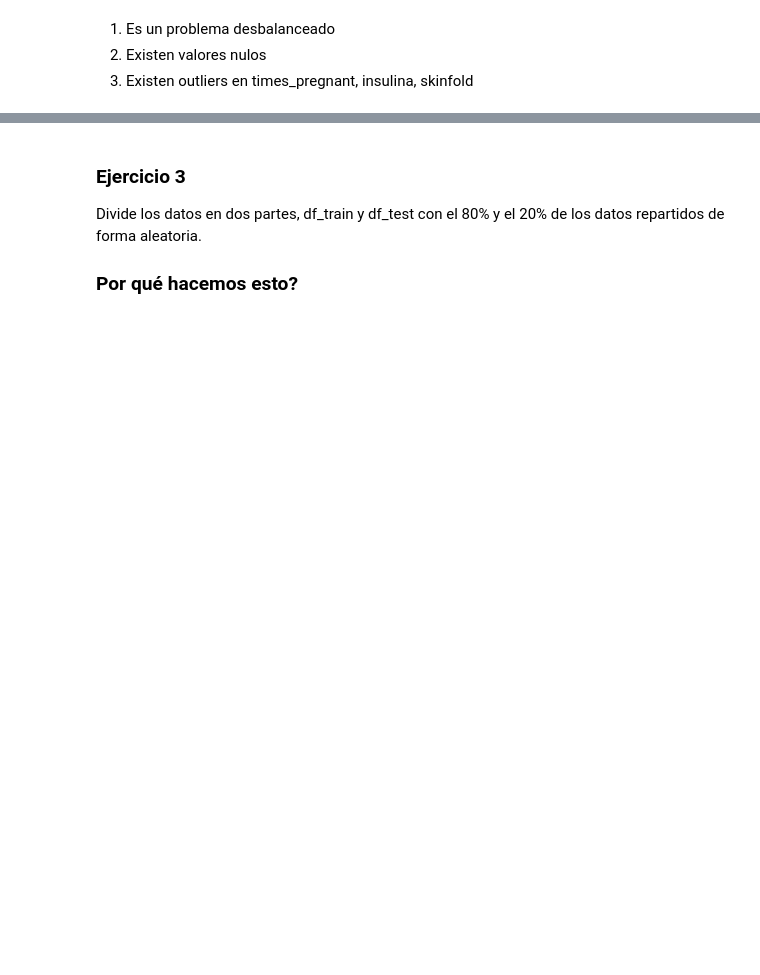
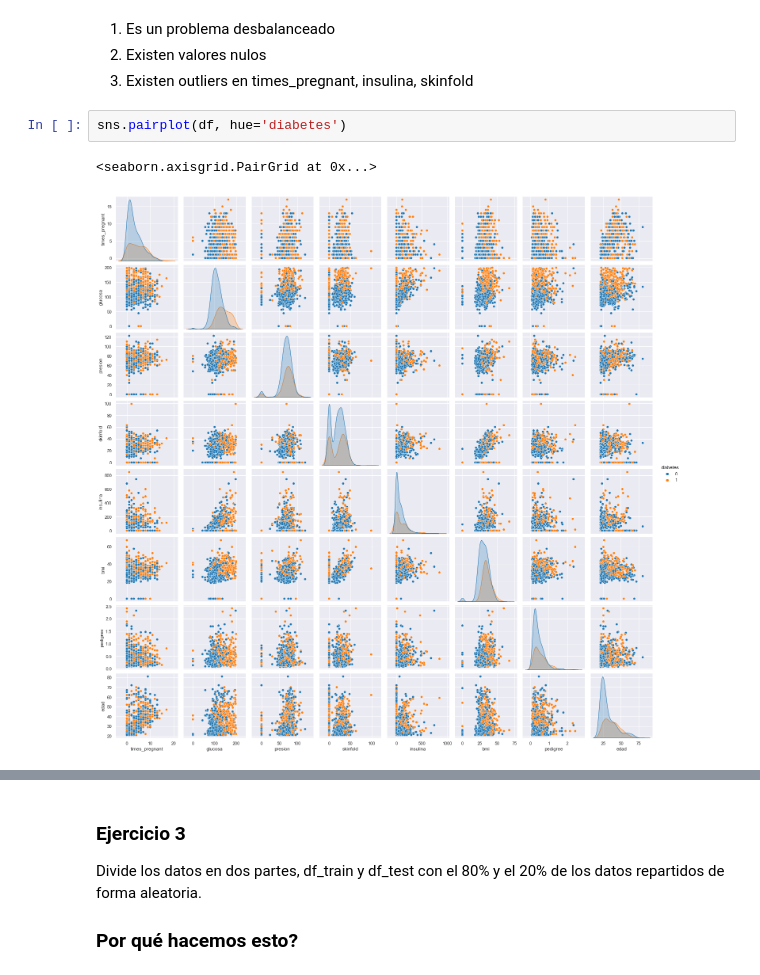
Before and after one commit to JanuszJSzturo/uib-aa-g1-material, a Jupyter notebook: W2 - Grad Desc and Intro to sklearn/2 - Intro to sklearn.ipynb, the cells around one changed output, grey strips where cells are left out. Saved outputs shown, nothing was run; the diff lists cells and outputs as text; blank space fills up the shorter version.

```diff
--- a/W2 - Grad Desc and Intro to sklearn/2 - Intro to sklearn.ipynb
+++ b/W2 - Grad Desc and Intro to sklearn/2 - Intro to sklearn.ipynb
@@ -94,4 +94,9 @@ df.describe()
 1. Es un problema desbalanceado
 2. Existen valores nulos
 3. Existen outliers en times_pregnant, insulina, skinfold
+# %%
+sns.pairplot(df, hue='diabetes')
+# %% [output]
+<seaborn.axisgrid.PairGrid at 0x...>
+[figure, added]
 # %%
```
Also changed, not shown: parts of 16 cells of this notebook, 4 other files.
